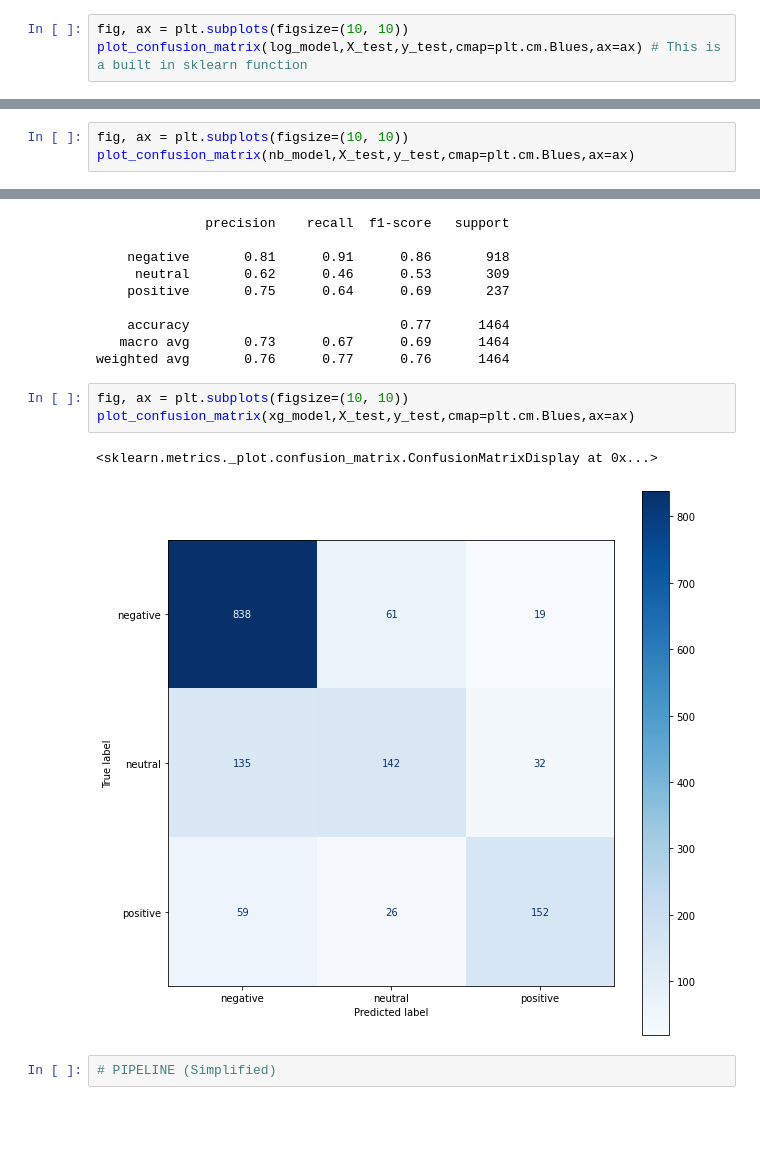
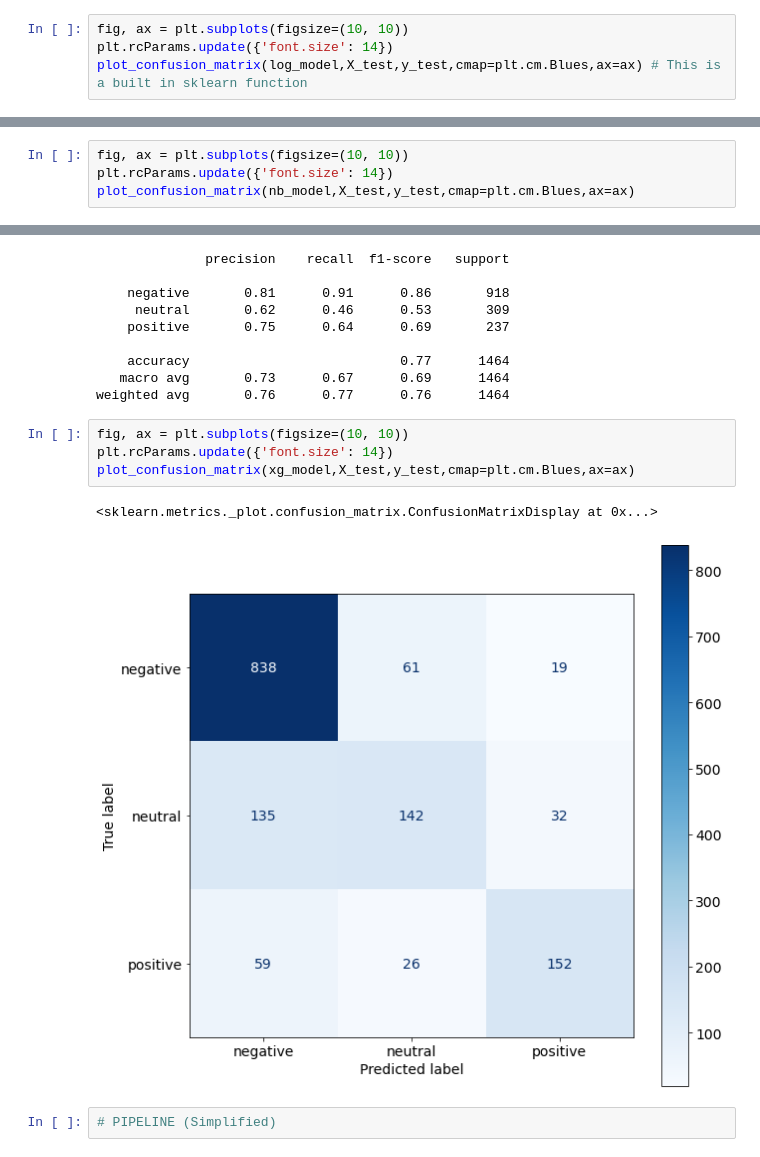
Before and after one commit to nimaim/metis-sensitivity-analysis, a Jupyter notebook: metis_intro_ds_project.ipynb, the cells around one changed output, grey strips where cells are left out. Cells and saved outputs as stored; diff of their text form; blank space fills up the shorter version.

```diff
--- a/metis_intro_ds_project.ipynb
+++ b/metis_intro_ds_project.ipynb
@@ -635,6 +638,7 @@ print(classification_report(y_test,y_pred))
 weighted avg       0.77      0.78      0.76      1464
 # %%
 fig, ax = plt.subplots(figsize=(10, 10))
+plt.rcParams.update({'font.size': 14})
 plot_confusion_matrix(log_model,X_test,y_test,cmap=plt.cm.Blues,ax=ax) # This is a built in sklearn function
 # %% [output]
 <sklearn.metrics._plot.confusion_matrix.ConfusionMatrixDisplay at 0x...>
@@ -721,6 +727,7 @@ print(classification_report(y_test,y_pred))
 weighted avg       0.73      0.70      0.64      1464
 # %%
 fig, ax = plt.subplots(figsize=(10, 10))
+plt.rcParams.update({'font.size': 14})
 plot_confusion_matrix(nb_model,X_test,y_test,cmap=plt.cm.Blues,ax=ax)
 # %% [output]
 <sklearn.metrics._plot.confusion_matrix.ConfusionMatrixDisplay at 0x...>
@@ -795,10 +802,11 @@ print(classification_report(y_test,y_pred))
 weighted avg       0.76      0.77      0.76      1464
 # %%
 fig, ax = plt.subplots(figsize=(10, 10))
+plt.rcParams.update({'font.size': 14})
 plot_confusion_matrix(xg_model,X_test,y_test,cmap=plt.cm.Blues,ax=ax)
 # %% [output]
 <sklearn.metrics._plot.confusion_matrix.ConfusionMatrixDisplay at 0x...>
-[figure, old version]
+[figure, new version]
 # %%
 # PIPELINE (Simplified)
 # %%
```
Also changed, not shown: parts of 14 cells of this notebook.
